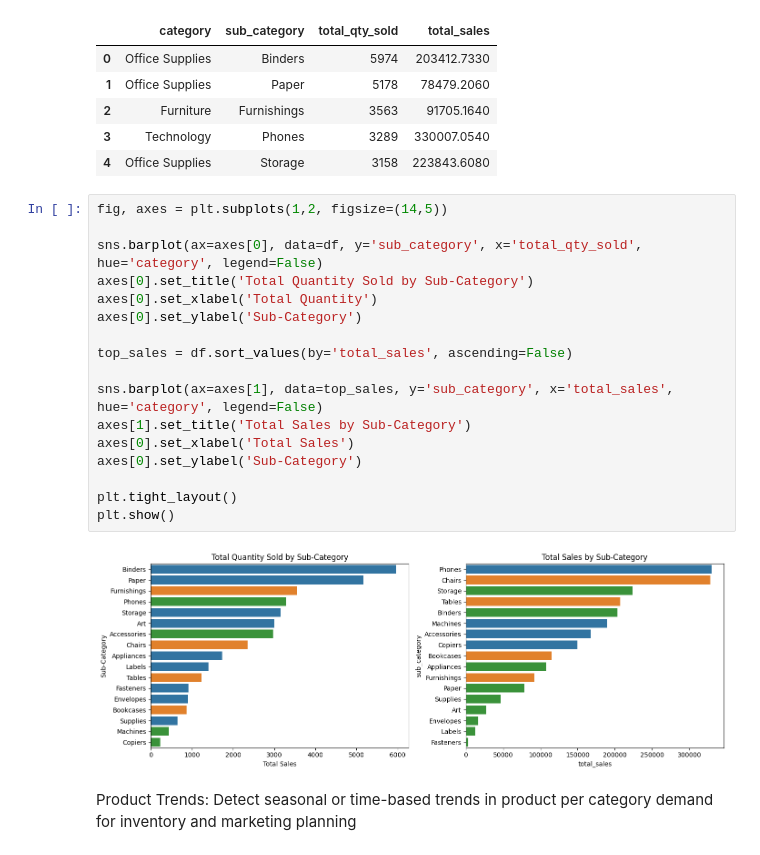
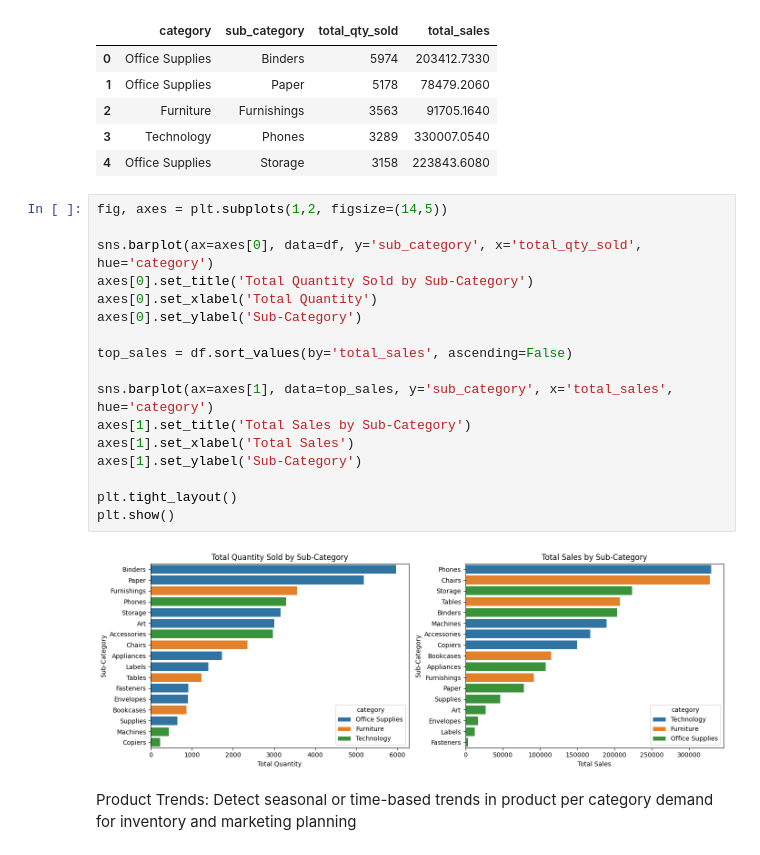
Before and after one commit to markcelemen/sales-performance-dashboard, a Jupyter notebook: eda.ipynb, the cells around one changed output. Saved outputs shown, nothing was run; the diff lists cells and outputs as text.

```diff
--- a/eda.ipynb
+++ b/eda.ipynb
@@ -368,22 +389,22 @@ df.head()
 # %%
 fig, axes = plt.subplots(1,2, figsize=(14,5))
 
-sns.barplot(ax=axes[0], data=df, y='sub_category', x='total_qty_sold', hue='category', legend=False)
+sns.barplot(ax=axes[0], data=df, y='sub_category', x='total_qty_sold', hue='category')
 axes[0].set_title('Total Quantity Sold by Sub-Category')
 axes[0].set_xlabel('Total Quantity')
 axes[0].set_ylabel('Sub-Category')
 
 top_sales = df.sort_values(by='total_sales', ascending=False)
 
-sns.barplot(ax=axes[1], data=top_sales, y='sub_category', x='total_sales', hue='category', legend=False)
+sns.barplot(ax=axes[1], data=top_sales, y='sub_category', x='total_sales', hue='category')
 axes[1].set_title('Total Sales by Sub-Category')
-axes[0].set_xlabel('Total Sales')
-axes[0].set_ylabel('Sub-Category')
+axes[1].set_xlabel('Total Sales')
+axes[1].set_ylabel('Sub-Category')
 
 plt.tight_layout()
 plt.show()
 # %% [output]
-[figure, old version]
+[figure, new version]
 # %% [markdown]
 Product Trends: Detect seasonal or time-based trends in product per category demand for inventory and marketing planning
 # %%
```
Also changed, not shown: parts of 10 cells of this notebook.
